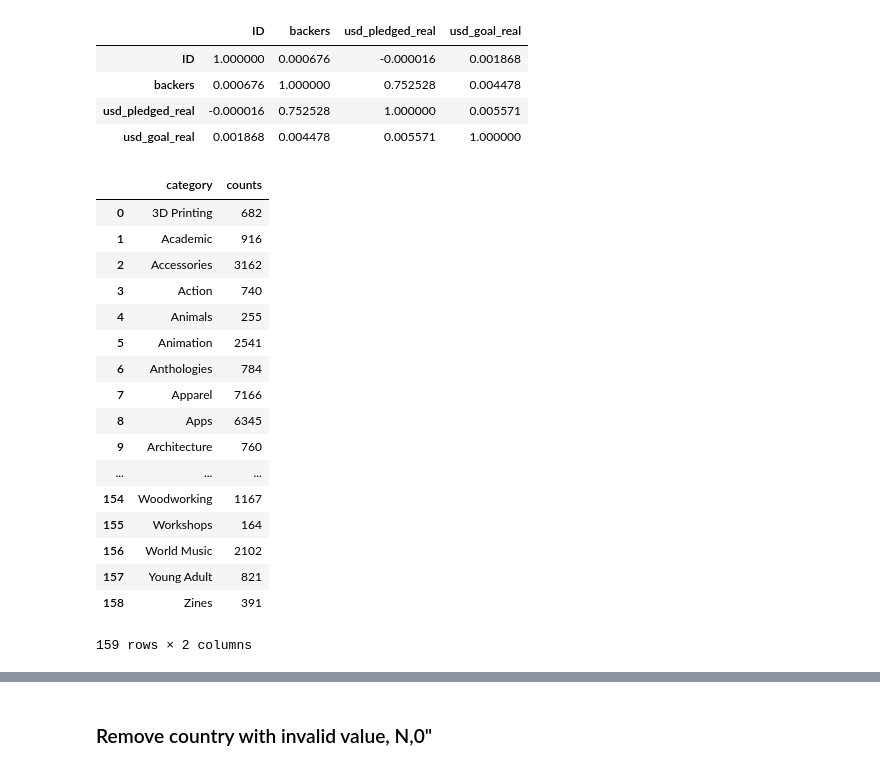
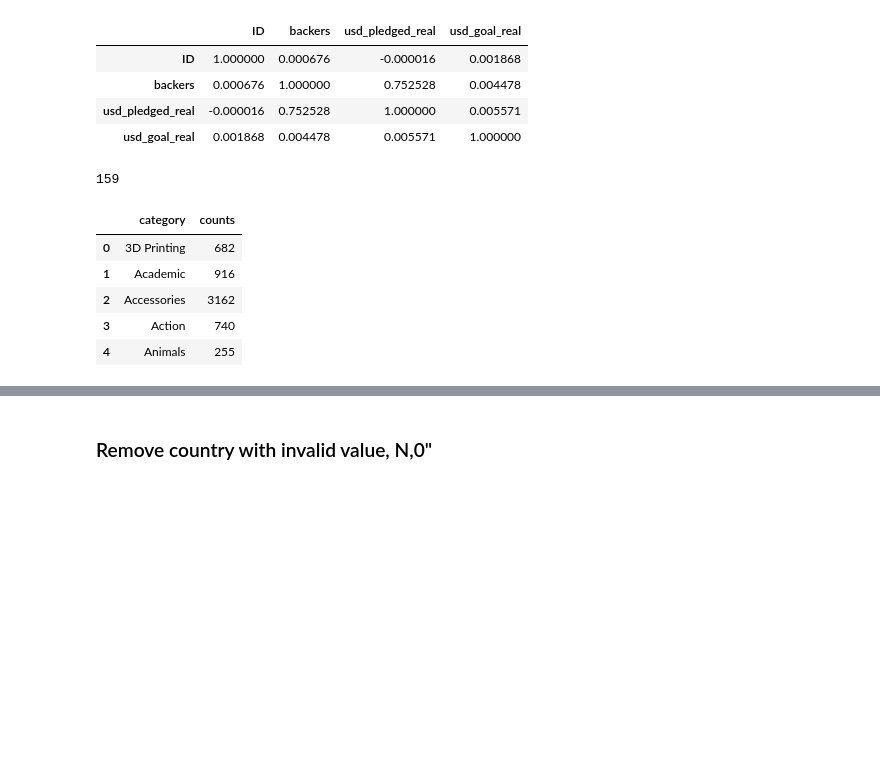
Before and after one commit to stfox13/CSC478FinalProject, a Jupyter notebook: JupyterNotebooks/EDA.ipynb, the cells around one changed output, grey strips where cells are left out. Saved outputs shown, nothing was run; the diff lists cells and outputs as text; code cells hidden in the pictures; blank space fills up the shorter version.

```diff
--- a/JupyterNotebooks/EDA.ipynb
+++ b/JupyterNotebooks/EDA.ipynb
@@ -142,26 +290,17 @@ kickproj.corr()
 | usd_pledged_real | -0.000016 | 0.752528 | 1.000000 | 0.005571 |
 | usd_goal_real | 0.001868 | 0.004478 | 0.005571 | 1.000000 |
 # %%
-kickproj.groupby(['category']).size().reset_index(name='counts')
+categoryDF = kickproj.groupby(['category']).size().reset_index(name='counts')
+len(categoryDF)
+categoryDF.head(5)
 # %% [output]
+159
 |  | category | counts |
 | 0 | 3D Printing | 682 |
 | 1 | Academic | 916 |
 | 2 | Accessories | 3162 |
 | 3 | Action | 740 |
 | 4 | Animals | 255 |
-| 5 | Animation | 2541 |
-| 6 | Anthologies | 784 |
-| 7 | Apparel | 7166 |
-| 8 | Apps | 6345 |
-| 9 | Architecture | 760 |
-| ... | ... | ... |
-| 154 | Woodworking | 1167 |
-| 155 | Workshops | 164 |
-| 156 | World Music | 2102 |
-| 157 | Young Adult | 821 |
-| 158 | Zines | 391 |
-159 rows × 2 columns
 # %%
 kickproj.groupby(['main_category']).size().reset_index(name='counts')
 kickproj['main_category'].value_counts().plot(kind='bar', title='Project Main Category Histograms')
```
Also changed, not shown: parts of 44 cells of this notebook, 1 other file.
